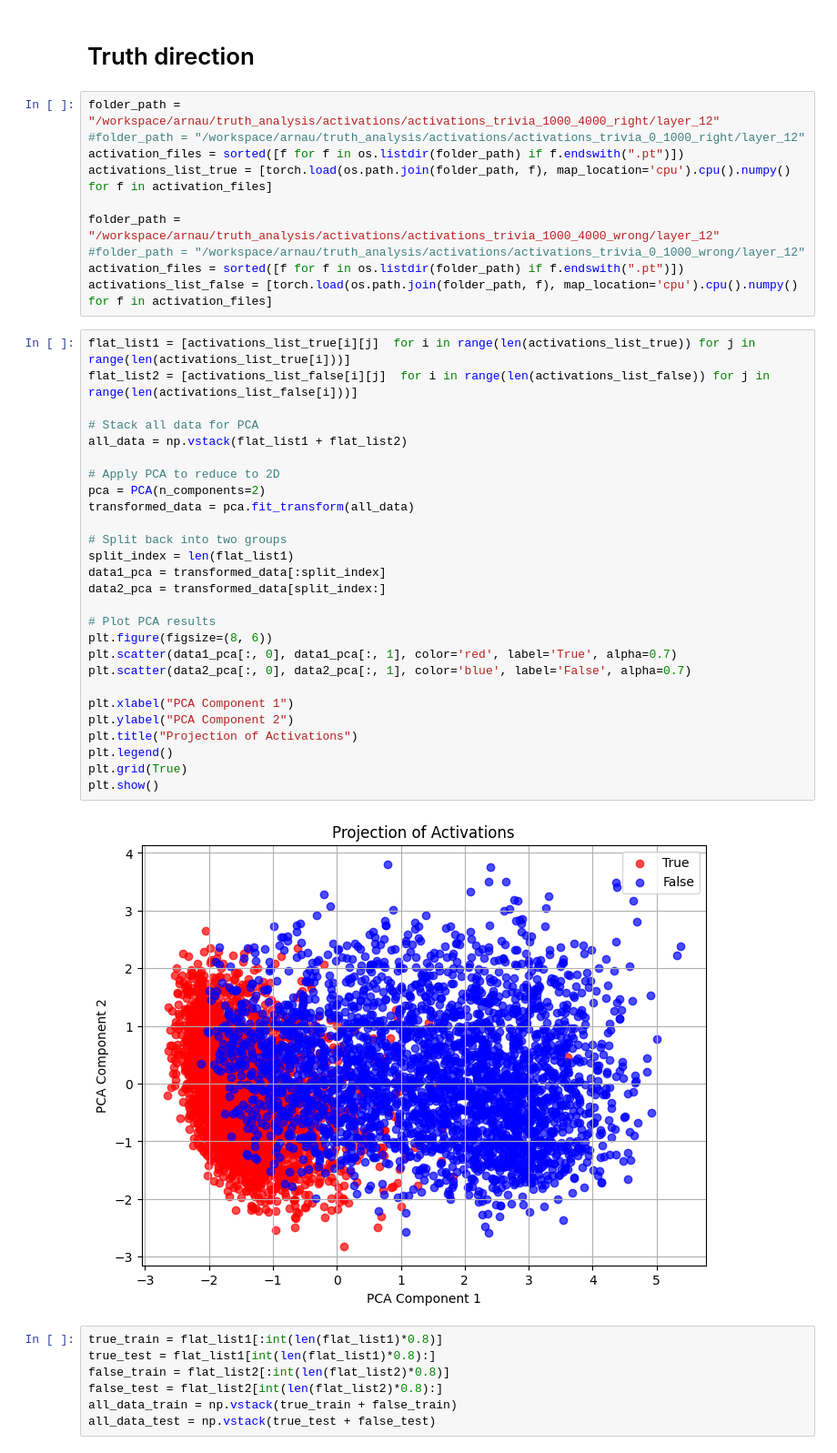
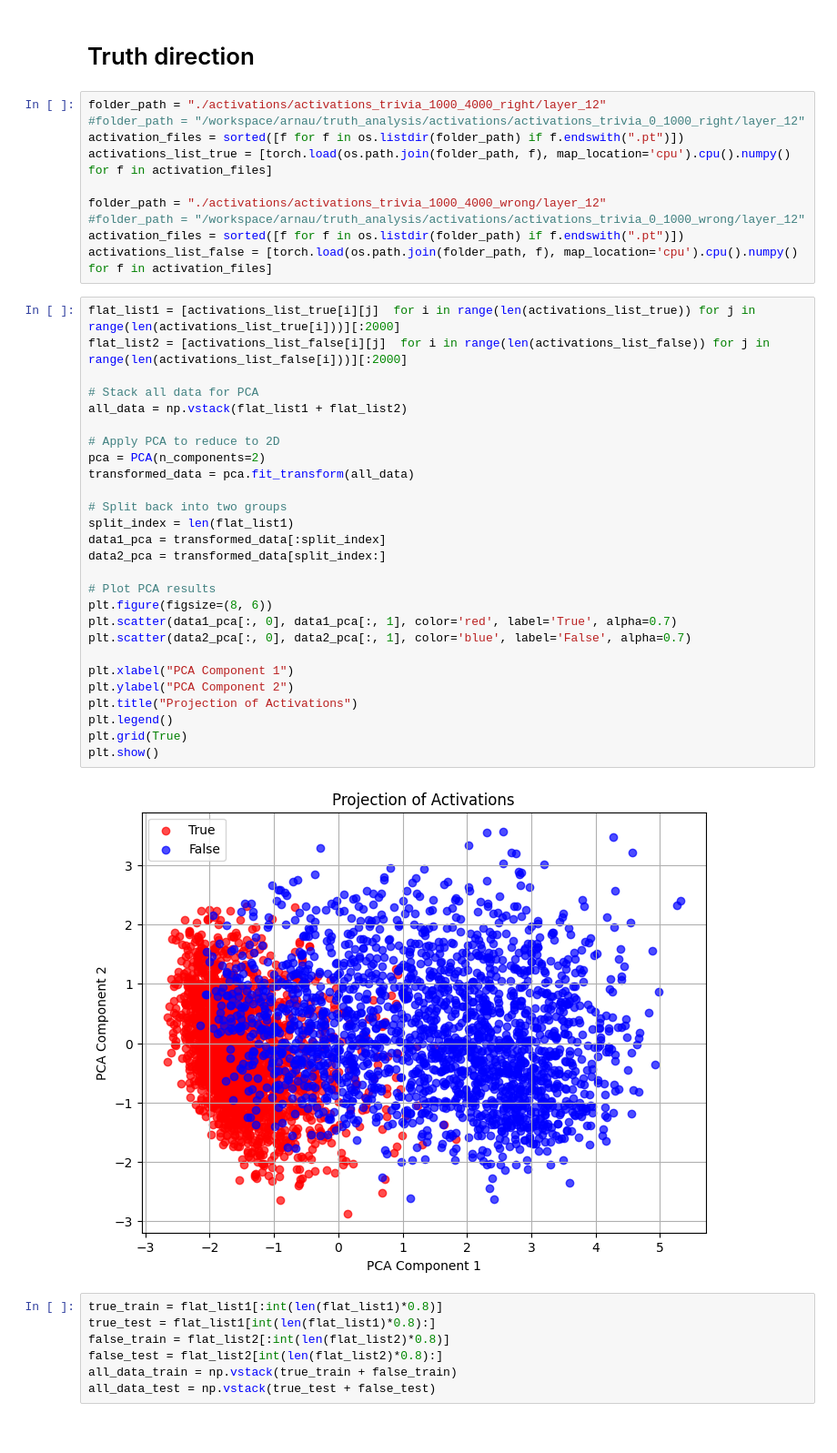
Before and after one commit to ivanvmoreno/correctness-model-internals, a Jupyter notebook: truth_analysis_arnau/directions_analysis.ipynb, the cells around one changed output. Shown: that part at 91% size. Drawn from its saved outputs; the diff is of its cells as text.

```diff
--- a/truth_analysis_arnau/directions_analysis.ipynb
+++ b/truth_analysis_arnau/directions_analysis.ipynb
@@ -16,44 +13,44 @@ BASE_PATH = "../../data_for_classification"
 # %% [markdown]
 # Truth direction
 # %%
-folder_path = "/workspace/arnau/truth_analysis/activations/activations_trivia_1000_4000_right/layer_12"
+folder_path = "./activations/activations_trivia_1000_4000_right/layer_12"
 #folder_path = "/workspace/arnau/truth_analysis/activations/activations_trivia_0_1000_right/layer_12"
 activation_files = sorted([f for f in os.listdir(folder_path) if f.endswith(".pt")])
 activations_list_true = [torch.load(os.path.join(folder_path, f), map_location='cpu').cpu().numpy() for f in activation_files]
 
-folder_path = "/workspace/arnau/truth_analysis/activations/activations_trivia_1000_4000_wrong/layer_12"
+folder_path = "./activations/activations_trivia_1000_4000_wrong/layer_12"
 #folder_path = "/workspace/arnau/truth_analysis/activations/activations_trivia_0_1000_wrong/layer_12"
 activation_files = sorted([f for f in os.listdir(folder_path) if f.endswith(".pt")])
 activations_list_false = [torch.load(os.path.join(folder_path, f), map_location='cpu').cpu().numpy() for f in activation_files]
 # %%
-flat_list1 = [activations_list_true[i][j]  for i in range(len(activations_list_true)) for j in range(len(activations_list_true[i]))]
-flat_list2 = [activations_list_false[i][j]  for i in range(len(activations_list_false)) for j in range(len(activations_list_false[i]))]
+flat_list1 = [activations_list_true[i][j]  for i in range(len(activations_list_true)) for j in range(len(activations_list_true[i]))][:2000]
+flat_list2 = [activations_list_false[i][j]  for i in range(len(activations_list_false)) for j in range(len(activations_list_false[i]))][:2000]
 
 # Stack all data for PCA
 all_data = np.vstack(flat_list1 + flat_list2)
 
 # Apply PCA to reduce to 2D
 pca = PCA(n_components=2)
 transformed_data = pca.fit_transform(all_data)
 
 # Split back into two groups
 split_index = len(flat_list1)
 data1_pca = transformed_data[:split_index]
 data2_pca = transformed_data[split_index:]
 
 # Plot PCA results
 plt.figure(figsize=(8, 6))
 plt.scatter(data1_pca[:, 0], data1_pca[:, 1], color='red', label='True', alpha=0.7)
 plt.scatter(data2_pca[:, 0], data2_pca[:, 1], color='blue', label='False', alpha=0.7)
 
 plt.xlabel("PCA Component 1")
 plt.ylabel("PCA Component 2")
 plt.title("Projection of Activations")
 plt.legend()
 plt.grid(True)
 plt.show()
 # %% [output]
-[figure, old version]
+[figure, new version]
 # %%
 true_train = flat_list1[:int(len(flat_list1)*0.8)]
 true_test = flat_list1[int(len(flat_list1)*0.8):]
```
Also changed, not shown: parts of 9 cells of this notebook, 1 other file.
